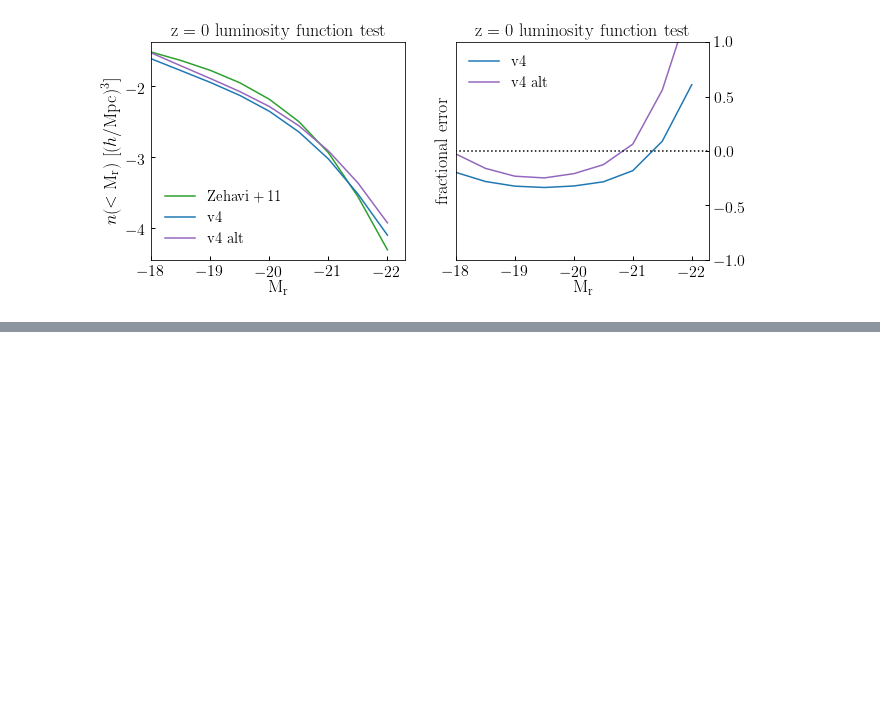
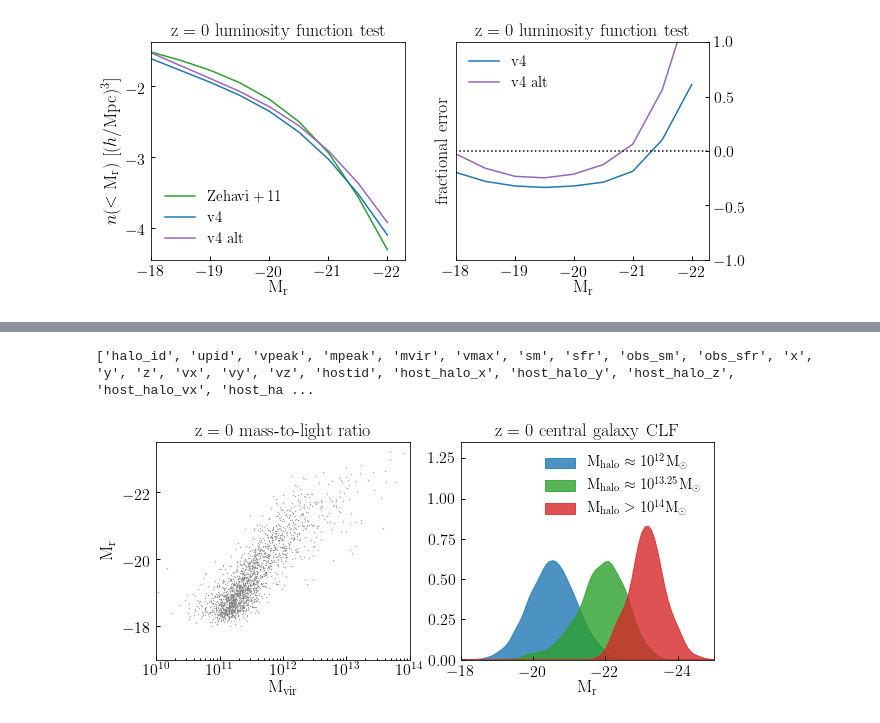
Before and after one commit to LSSTDESC/cosmodc2, a Jupyter notebook: notebooks/recalibrate_mstar_magr_relation.ipynb, the cells around one changed output, grey strips where cells are left out. Saved outputs shown, nothing was run; the diff lists cells and outputs as text; code cells hidden in the pictures; blank space fills up the shorter version.

Commit message:
Added CLF test to magr recalibration notebook

```diff
--- a/notebooks/recalibrate_mstar_magr_relation.ipynb
+++ b/notebooks/recalibrate_mstar_magr_relation.ipynb
@@ -303,0 +304,54 @@ fig.savefig(figname, bbox_extra_artists=[xlabel, ylabel], bbox_inches='tight')
+# %%
+print(mock.keys())
+# %% [output]
+['halo_id', 'upid', 'vpeak', 'mpeak', 'mvir', 'vmax', 'sm', 'sfr', 'obs_sm', 'obs_sfr', 'x', 'y', 'z', 'vx', 'vy', 'vz', 'hostid', 'host_halo_x', 'host_halo_y', 'host_halo_z', 'host_halo_vx', 'host_ha ...
+# %%
+cenmask = mock['upid'] == -1
+
+fig, (ax1, ax2) = plt.subplots(1, 2, figsize=(10, 4))
+xscale1 = ax1.set_xscale('log')
+
+__=ax1.scatter(mock['mvir'][cenmask][::100], mock['mag_r_new'][cenmask][::100], s=0.1,
+              color='gray')
+
+mw_halo_mask = (mock['mvir'] > 10**11.75) & (mock['mvir'] < 10**12.25)
+group_halo_mask = (mock['mvir'] > 10**13.) & (mock['mvir'] < 10**13.5)
+cluster_halo_mask = (mock['mvir'] > 10**14.)
+
+
+from scipy.stats import gaussian_kde
+
+mw_halo_kde = gaussian_kde(mock['mag_r_new'][cenmask & mw_halo_mask])
+group_halo_kde = gaussian_kde(mock['mag_r_new'][cenmask & group_halo_mask])
+cluster_halo_kde = gaussian_kde(mock['mag_r_new'][cenmask & cluster_halo_mask])
+
+magr_array = np.linspace(-25, -16, 100)
+
+mw_halo_pdf = mw_halo_kde.evaluate(magr_array)
+group_halo_pdf = group_halo_kde.evaluate(magr_array)
+cluster_halo_pdf = cluster_halo_kde.evaluate(magr_array)
+
+__=ax2.fill(magr_array, mw_halo_pdf, color=mblue, alpha=0.8,
+           label=r'${\rm M_{halo}\approx10^{12}M_{\odot}}$')
+__=ax2.fill(magr_array, group_halo_pdf, color=mgreen, alpha=0.8,
+           label=r'${\rm M_{halo}\approx10^{13.25}M_{\odot}}$')
+__=ax2.fill(magr_array, cluster_halo_pdf, color=mred, alpha=0.8,
+           label=r'${\rm M_{halo}>10^{14}M_{\odot}}$')
+
+xlim1 = ax1.set_xlim(1e10, 1e14)
+ylim1 = ax1.set_ylim(-17, -23.5)
+xlabel1 = ax1.set_xlabel(r'${\rm M_{vir}}$')
+ylabel1 = ax1.set_ylabel(r'${\rm M_{r}}$')
+
+xlim2 = ax2.set_xlim(-18, -25)
+ylim2 = ax2.set_ylim(0, 1.35)
+xlabel2 = ax2.set_xlabel(r'${\rm M_{r}}$')
+
+title1 = ax1.set_title(r'${\rm z=0\ mass}$-${\rm to}$-${\rm light\ ratio}$')
+title2 = ax2.set_title(r'${\rm z=0\ central\ galaxy\ CLF}$')
+legend2 = ax2.legend()
+
+figname = 'v4_hsc_recalibration_clf_z0.pdf'
+fig.savefig(figname, bbox_extra_artists=[xlabel1, ylabel1], bbox_inches='tight')
+# %% [output]
+[figure, added]
```
Also changed, not shown: parts of 3 cells of this notebook.
